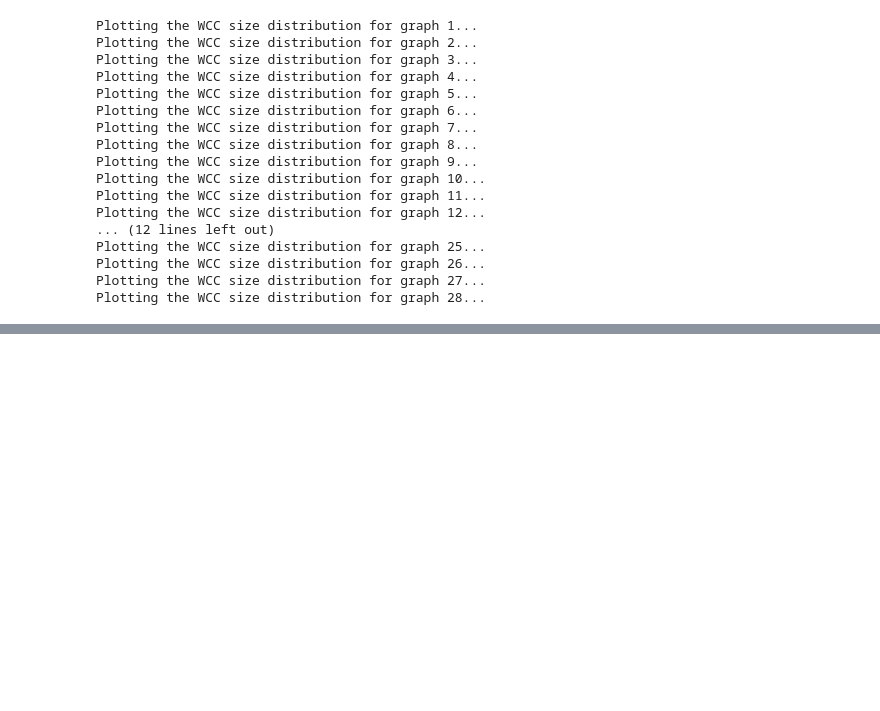
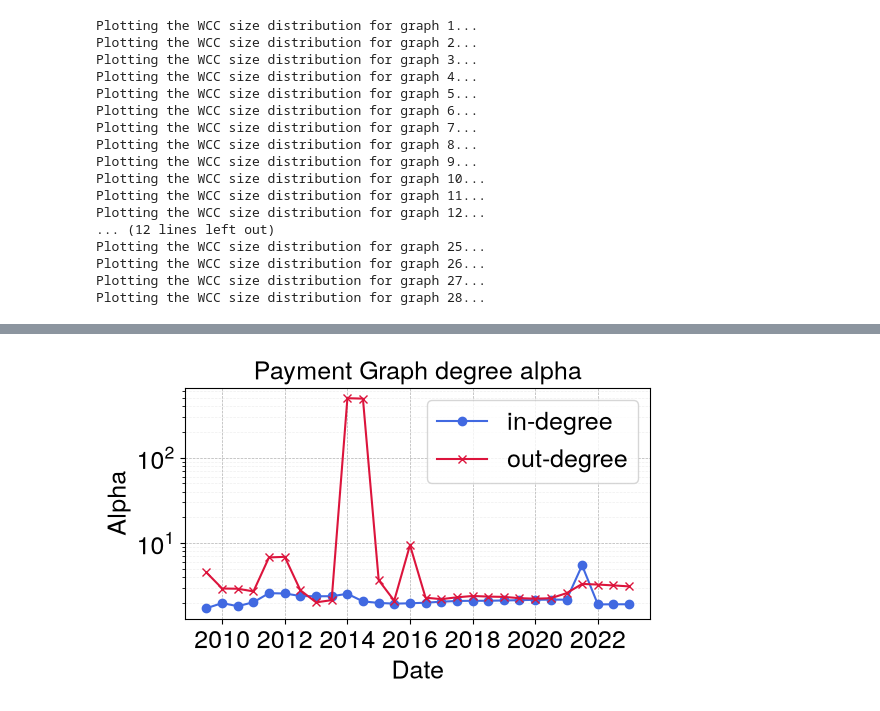
Before and after one commit to mloporchio/BitcoinTemporalAnalysis, a Jupyter notebook: nb_analysis.ipynb, the cells around one changed output, grey strips where cells are left out. Cells and saved outputs as stored; diff of their text form; code cells hidden in the pictures; blank space fills up the shorter version.

```diff
--- a/nb_analysis.ipynb
+++ b/nb_analysis.ipynb
@@ -312,0 +318,14 @@ plt.show()
+# %%
+plt.figure(figsize=(6, 3))
+plt.title('Payment Graph degree alpha')
+plt.plot(df_fit_in['end_date'], df_fit_in['alpha'], color="royalblue", marker = 'o', label="in-degree")
+plt.plot(df_fit_out['end_date'], df_fit_out['alpha'], color="crimson", marker = 'x', label="out-degree")
+plt.xlabel('Date')
+plt.ylabel('Alpha')
+plt.yscale("log")
+plt.grid(which='major', linestyle='--', linewidth=0.5)
+plt.grid(which='minor', linestyle='--', linewidth=0.5, alpha=0.2)
+plt.legend()
+plt.show()
+# %% [output]
+[figure, added]
```
Also changed, not shown: parts of 3 cells of this notebook.
